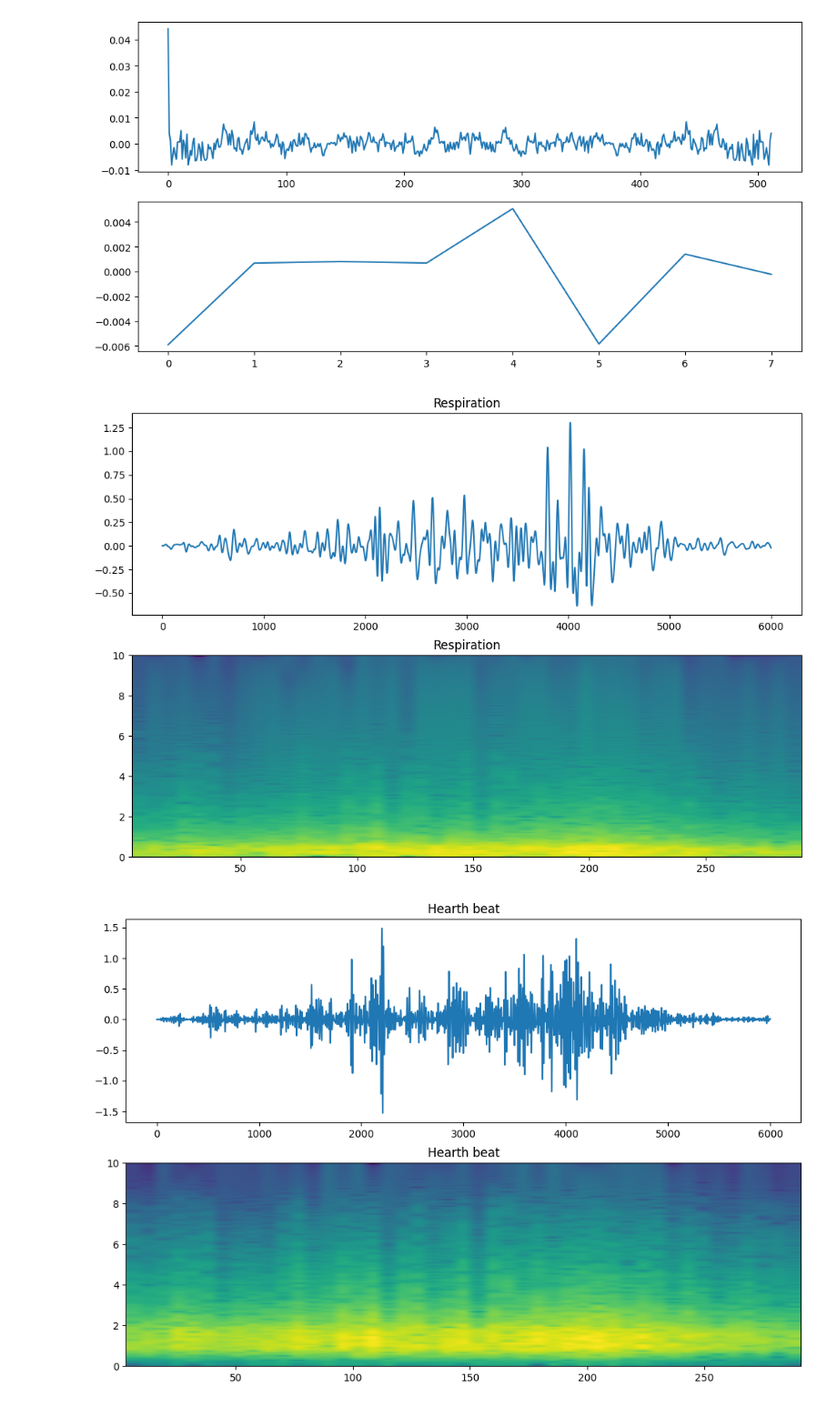
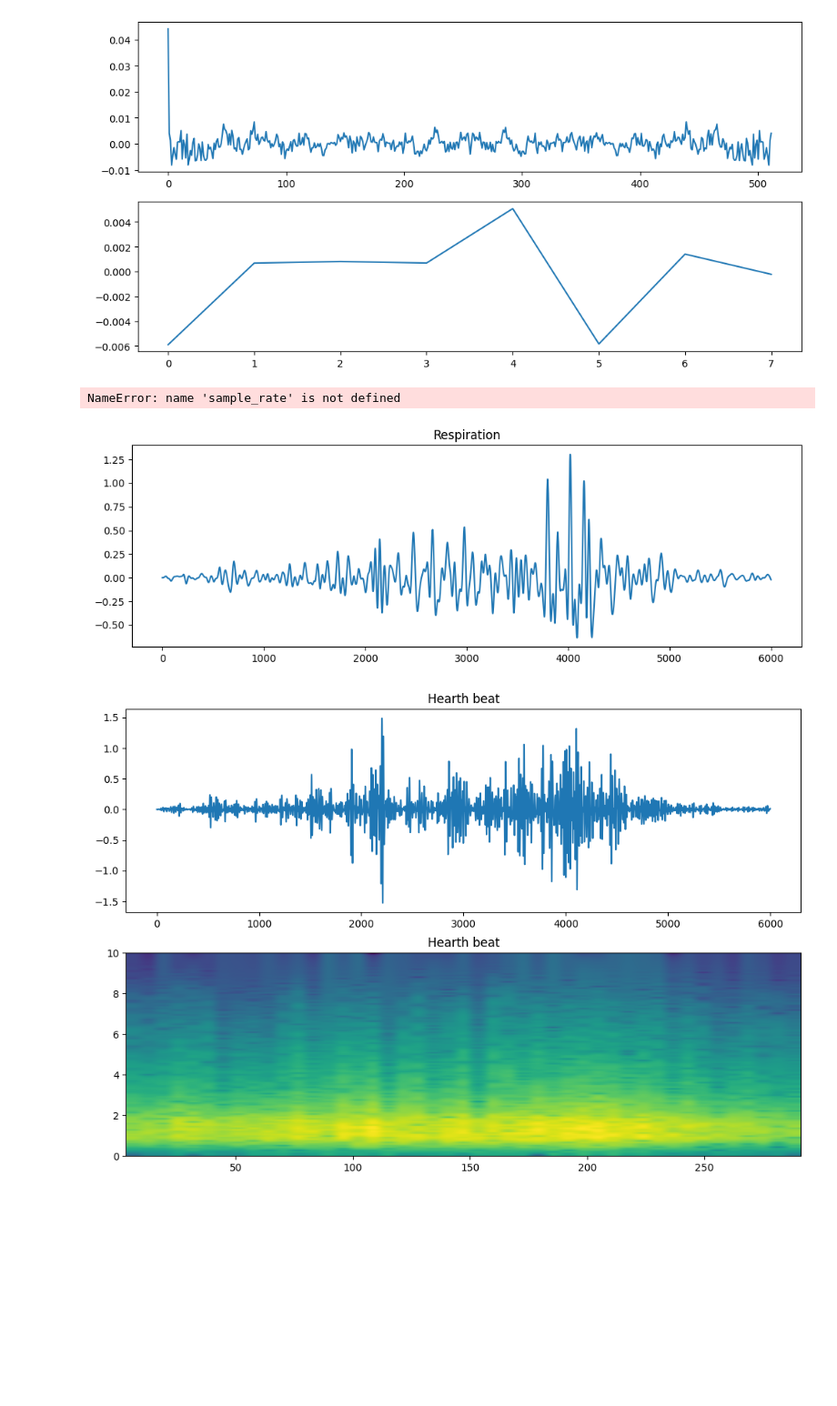
Before and after one commit to tqdinh/gensignal, a Jupyter notebook: EXTRACT_VITAL_SIGNAL_IN_FMCW_RADAR_7.ipynb, the cells around one changed output. Shown at 91% size. Saved outputs shown, nothing was run; the diff lists cells and outputs as text; code cells hidden in the pictures; blank space fills up the shorter version.

Commit message:
issue with def filter_* function

```diff
--- a/EXTRACT_VITAL_SIGNAL_IN_FMCW_RADAR_7.ipynb
+++ b/EXTRACT_VITAL_SIGNAL_IN_FMCW_RADAR_7.ipynb
@@ -206,30 +206,47 @@ plt.show()
 # %% [output]
 [figure]
 # %%
-sampling_rate = 1200/60# Sampling rate of the input signal
+sampling_rate = 1200# Sampling rate of the input signal
 low_freq = 0.1  # Lower cutoff frequency of the bandpass filter
 high_freq = 0.4  # Upper cutoff frequency of the bandpass filter
 filter_order = 4  # Order of the bandpass filter
 
 # Compute the normalized cutoff frequencies
 nyquist_freq = 0.5 * sampling_rate
 low_norm = low_freq / nyquist_freq
 high_norm = high_freq / nyquist_freq
 
 # Design the bandpass filter
 b, a = signal.butter(filter_order, [low_norm, high_norm], btype='band')
 
 # Apply the bandpass filter to the input signal
 filtered_signal = signal.lfilter(b, a, hamming_windowed_signal)
 plt.figure(figsize=(12,8))
 plt.subplot(2,1,1)
 plt.plot(filtered_signal)
 plt.title("Respiration")
 
+magnitude_signal = np.abs(filtered_signal)
+# Compute the spectrogram
+f, t, Sxx = spectrogram(magnitude_signal, fs=sample_rate)
+
+# Convert magnitude to dB scale for better visualization
+Sxx_db = 10 * np.log10(Sxx)
+
+# Plot the spectrogram
+
+plt.pcolormesh(t, f, Sxx_db)
+plt.colorbar(label='Power/Frequency (dB/Hz)')
+plt.title('Spectrogram of the Complex Signal')
+plt.xlabel('Time (s)')
+plt.ylabel('Frequency (Hz)')
+
+
 
 plt.show()
 # %% [output]
+NameError: name 'sample_rate' is not defined
-[figure, old version]
+[figure, new version]
 # %%
 from scipy.signal import stft
 sampling_rate = 1200/60# Sampling rate of the input signal
```
Also changed, not shown: 8 other files.
